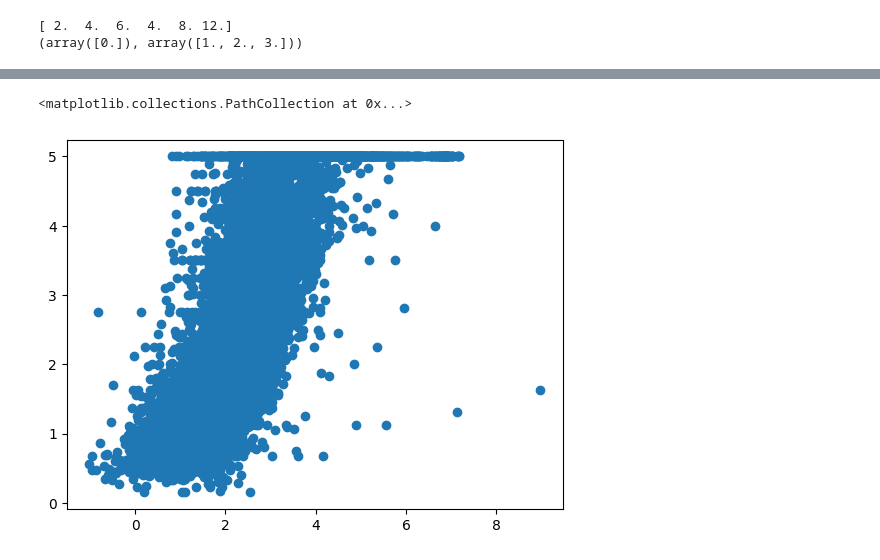
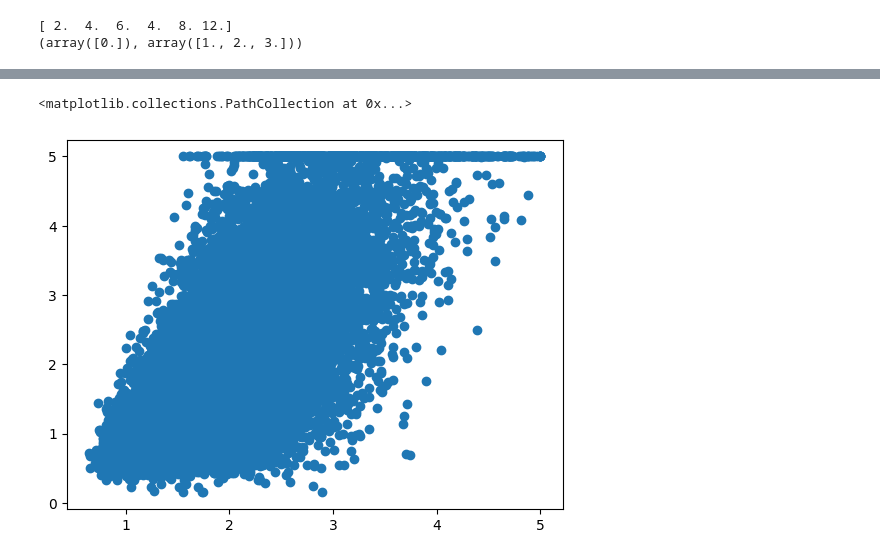
Before and after one commit to SouvikDcoder/LearningAI_ML, a Jupyter notebook: ML_learning.ipynb, the cells around one changed output, grey strips where cells are left out. Drawn from its saved outputs; the diff is of its cells as text; code cells hidden in the pictures.

```diff
--- a/ML_learning.ipynb
+++ b/ML_learning.ipynb
@@ -455,25 +455,26 @@ import sklearn; sklearn.show_versions()
 # %%
 import sklearn
 
 #load an inbuilt dataset
 from sklearn.datasets import fetch_california_housing
 X, y = fetch_california_housing(return_X_y=True)
 
-# load a linear regression model with the data to learn
-from sklearn import linear_model
-model = linear_model.LinearRegression()
+# # load a linear regression model with the data to learn
+# from sklearn import linear_model
+# model = linear_model.LinearRegression()
 
+# load a K Nearest regression model with the data to learn
 from sklearn.neighbors import KNeighborsRegressor
 model = KNeighborsRegressor()
 
 model.fit(X,y)
 y_hat = model.predict(X) # stores the prediction in y_hat
 
 import matplotlib.pylab as plt
 
 plt.scatter(y_hat, y)
 # %% [output]
 <matplotlib.collections.PathCollection at 0x...>
-[figure, old version]
+[figure, new version]
 # %%
 y_hat = lin_reg_model.predict(X)
```
Also changed, not shown: parts of 3 cells of this notebook.
